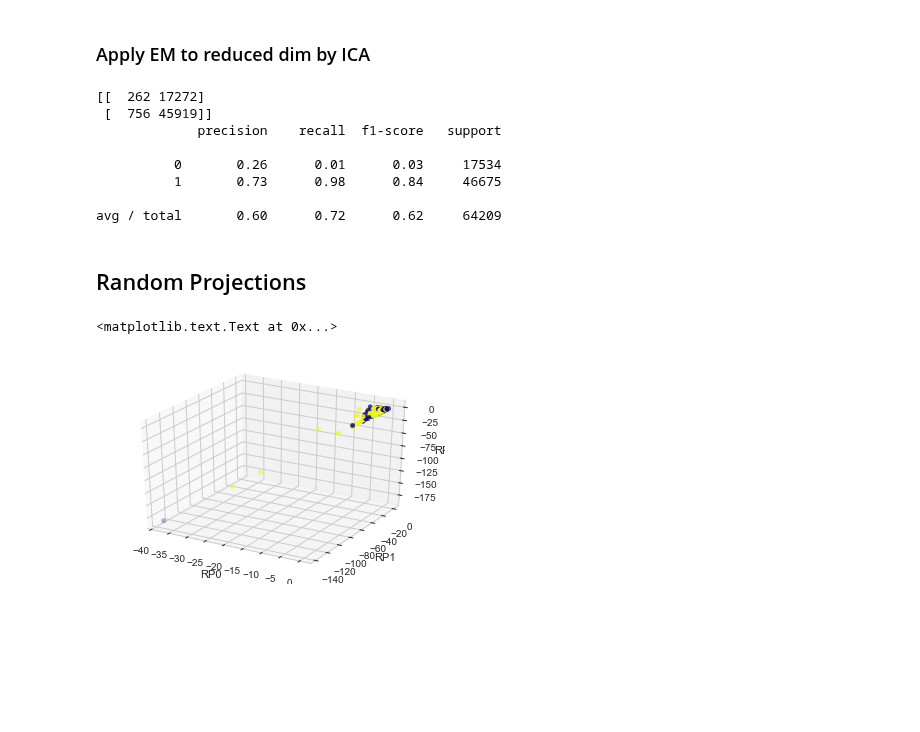
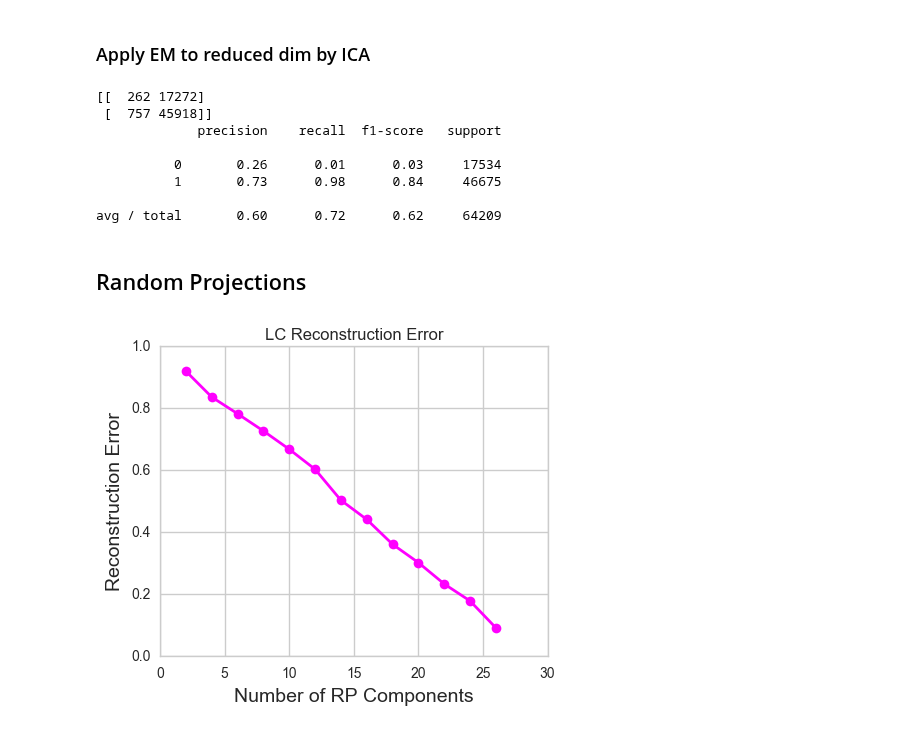
Before and after one commit to truzmeto/UnsupervisedLearning, a Jupyter notebook: LC.ipynb, the cells around one changed output. Drawn from its saved outputs; the diff is of its cells as text; code cells hidden in the pictures; blank space fills up the shorter version.

```diff
--- a/LC.ipynb
+++ b/LC.ipynb
@@ -423,14 +403,14 @@ avg / total       0.62      0.73      0.61     64209
 # %% [markdown]
 ### Apply EM to reduced dim by ICA
 # %%
-gm = GaussianMixture(n_components=n_centroids, random_state=n_seed, n_init=n_init, max_iter=100)
+gm = GaussianMixture(n_components=n_centroids, random_state=n_seed, max_iter=100)
 gm.fit(ica_keep)
 gm_labels = gm.predict(ica_keep)
 print(confusion_matrix(train_labels, gm_labels))
 print(classification_report(train_labels, gm_labels))
 # %% [output]
 [[  262 17272]
- [  756 45919]]
+ [  757 45918]]
              precision    recall  f1-score   support
 
           0       0.26      0.01      0.03     17534
@@ -446,11 +430,30 @@ RP = transformer.fit_transform(train)
-# %%
-sns.set_style("whitegrid")
-fig = plt.figure(figsize=(6,4))
-ax1=fig.add_subplot(111, projection='3d')
-ax1.scatter(RP[:,0], RP[:,1],RP[:,2],c=train_labels,cmap='plasma')
-ax1.set_xlabel('RP0')
-ax1.set_ylabel('RP1')
-ax1.set_zlabel('RP2')
-# %% [output]
-<matplotlib.text.Text at 0x...>
-[figure, removed]
+# %%
+def reconstructionError(projections,X):
+    W = projections.components_
+    if sps.issparse(W):
+        W = W.todense()
+    p = pinv(W)
+    reconstructed = ((p@W)@(X.T)).T # Unproject projected data
+    errors = np.square(X-reconstructed)
+    return np.nanmean(errors)
+# %%
+tmp = defaultdict(dict)
+dims = train.shape[1]
+for iseed in range(1,11):
+    for dim in range(2,dims,2):
+        rp = random_projection.GaussianRandomProjection(random_state=iseed, n_components=dim)
+        rp.fit(train)
+        tmp[dim][iseed] = reconstructionError(rp, train)
+tmp =pd.DataFrame(tmp).T
+# %%
+fig = plt.figure(figsize=(5,4))
+y = tmp.mean(axis=1)
+x = np.arange(2,dims,2)
+ax2 = fig.add_subplot(111)
+plt.xlabel('Number of RP Components', fontsize = 14)
+plt.ylabel('Reconstruction Error', fontsize = 14)
+plt.plot(x ,y, '-o',lw=2., color='magenta')
+plt.title('LC Reconstruction Error')
+fig.savefig('plots/LC_rpa.pdf')
+# %% [output]
+[figure, added]
```
Also changed, not shown: parts of 25 cells of this notebook, 1 other file.
